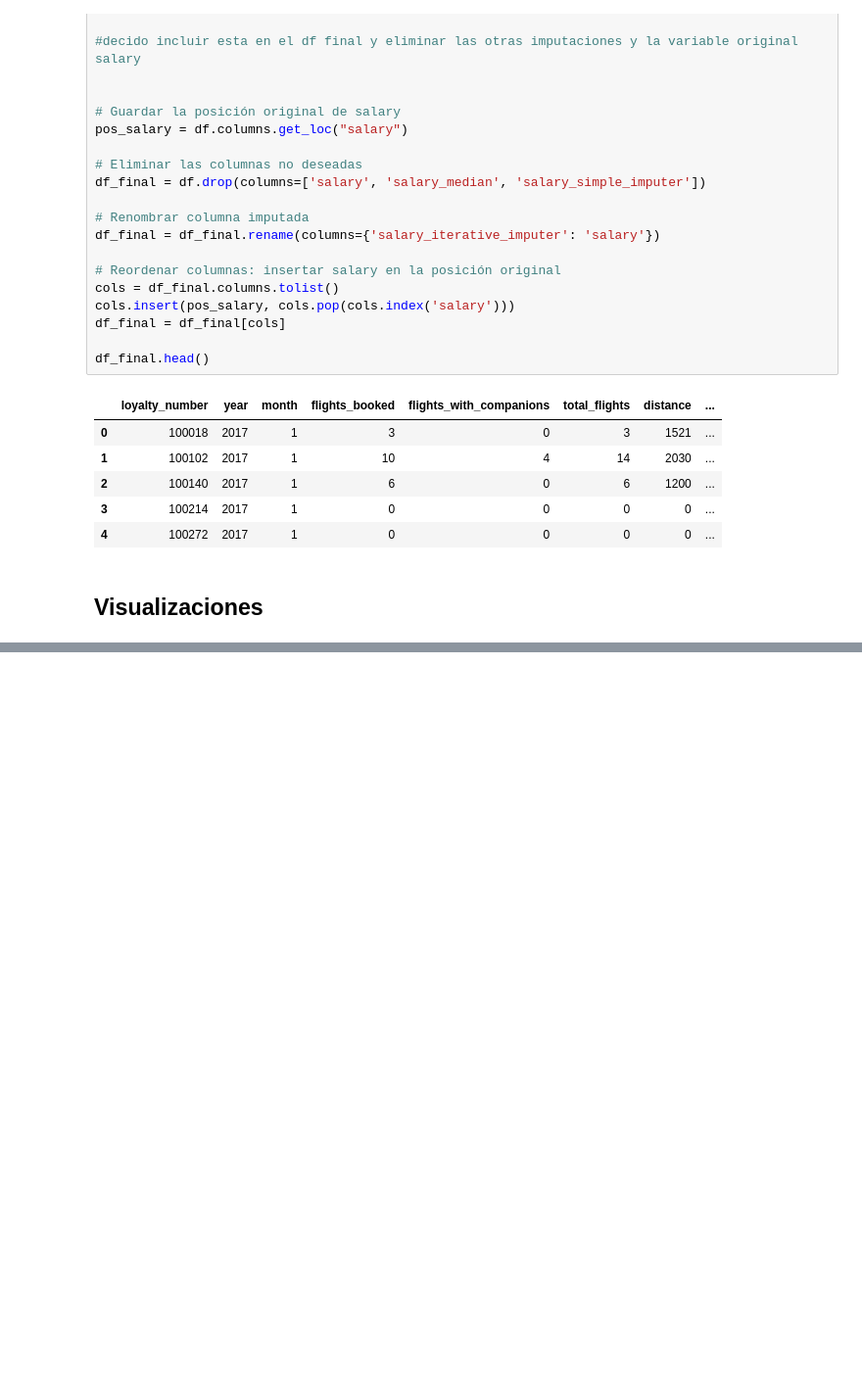
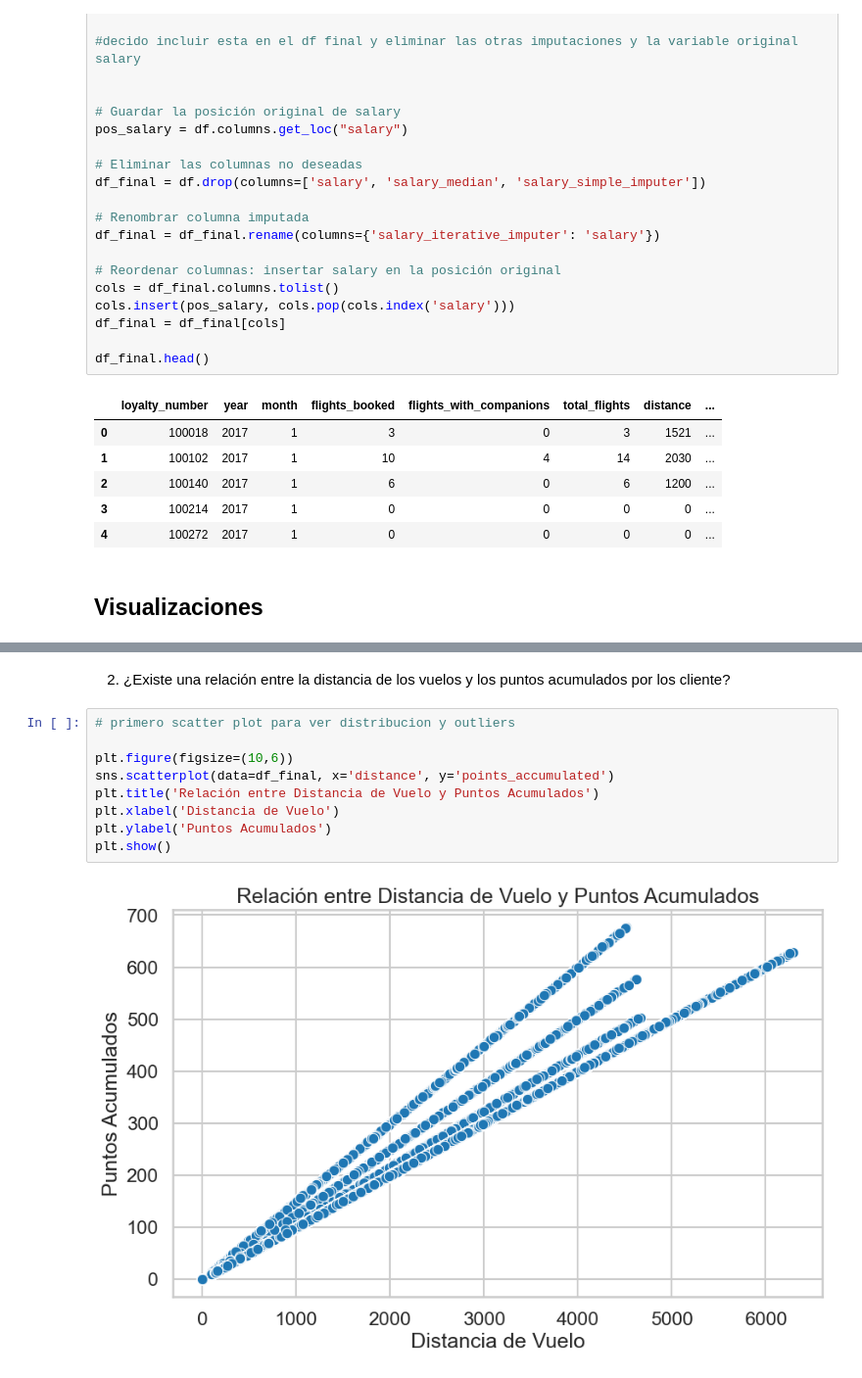
Before and after one commit to Adalab/bda-modulo-3-evaluacion-final-juliabeco, a Jupyter notebook: evaluacionM3.ipynb, the cells around one changed output, grey strips where cells are left out. Shown at 98% size. Drawn from its saved outputs; the diff is of its cells as text; blank space fills up the shorter version.

```diff
--- a/evaluacionM3.ipynb
+++ b/evaluacionM3.ipynb
@@ -645,0 +767,14 @@ df_final.head()
+# %% [markdown]
+
+ 2) ¿Existe una relación entre la distancia de los vuelos y los puntos acumulados por los cliente?
+# %%
+# primero scatter plot para ver distribucion y outliers
+
+plt.figure(figsize=(10,6))
+sns.scatterplot(data=df_final, x='distance', y='points_accumulated')
+plt.title('Relación entre Distancia de Vuelo y Puntos Acumulados')
+plt.xlabel('Distancia de Vuelo')
+plt.ylabel('Puntos Acumulados')
+plt.show()
+# %% [output]
+[figure, added]
```
Also changed, not shown: parts of 24 cells of this notebook.
